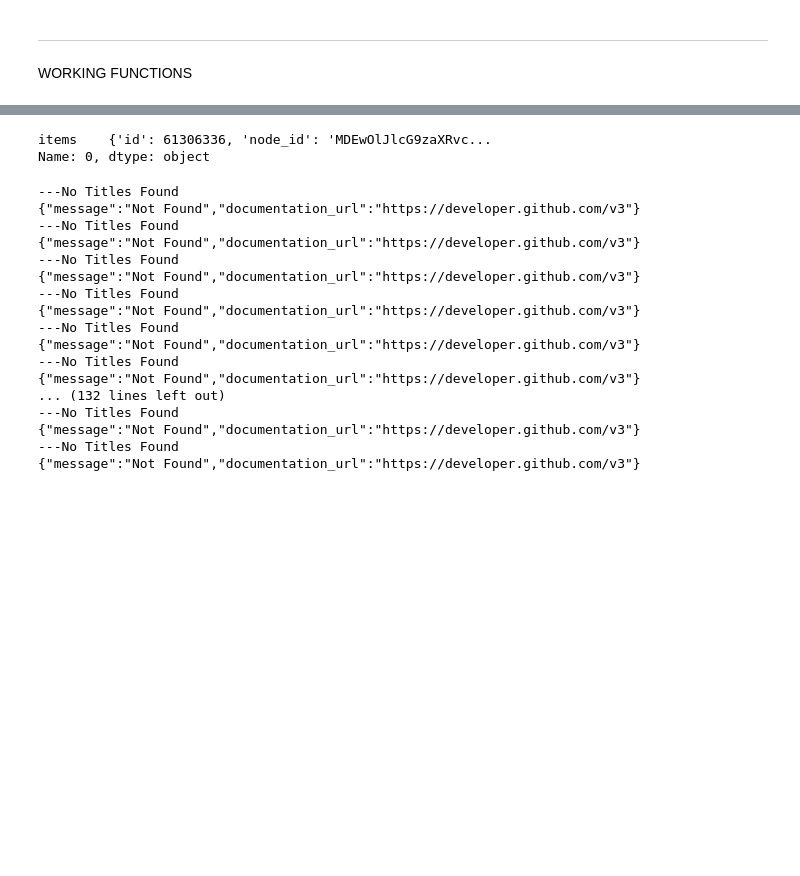
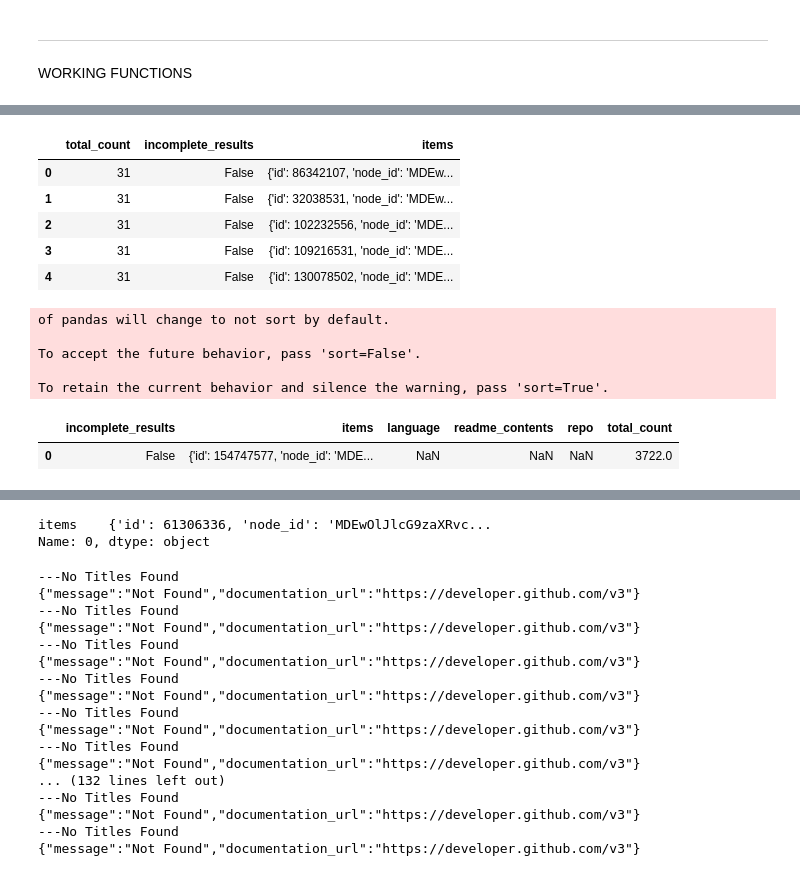
Before and after one commit to pellegrino-nlp/nlp_project, a Jupyter notebook: cris_notebook.ipynb, the cells around one changed output, grey strips where cells are left out. Drawn from its saved outputs; the diff is of its cells as text; code cells hidden in the pictures; blank space fills up the shorter version.

```diff
--- a/cris_notebook.ipynb
+++ b/cris_notebook.ipynb
@@ -79,0 +86,29 @@ see_items = pd.DataFrame(starred["items"])
+# %%
+dfs = pd.read_json("explore_url.json")
+# %%
+dfs.head()
+# %% [output]
+|  | total_count | incomplete_results | items |
+| 0 | 31 | False | {'id': 86342107, 'node_id': 'MDEw... |
+| 1 | 31 | False | {'id': 32038531, 'node_id': 'MDEw... |
+| 2 | 31 | False | {'id': 102232556, 'node_id': 'MDE... |
+| 3 | 31 | False | {'id': 109216531, 'node_id': 'MDE... |
+| 4 | 31 | False | {'id': 130078502, 'node_id': 'MDE... |
+# %%
+all_df = []
+for filename in filenames:
+    df = pd.read_json(filename)
+    all_df.append(df)
+
+frame = pd.concat(all_df, axis=0, ignore_index=True)
+# %% [output]
+of pandas will change to not sort by default.
+
+To accept the future behavior, pass 'sort=False'.
+
+To retain the current behavior and silence the warning, pass 'sort=True'.
+# %%
+frame.head(1)
+# %% [output]
+|  | incomplete_results | items | language | readme_contents | repo | total_count |
+| 0 | False | {'id': 154747577, 'node_id': 'MDE... | NaN | NaN | NaN | 3722.0 |
```
Also changed, not shown: parts of 18 cells of this notebook, 26 other files.
